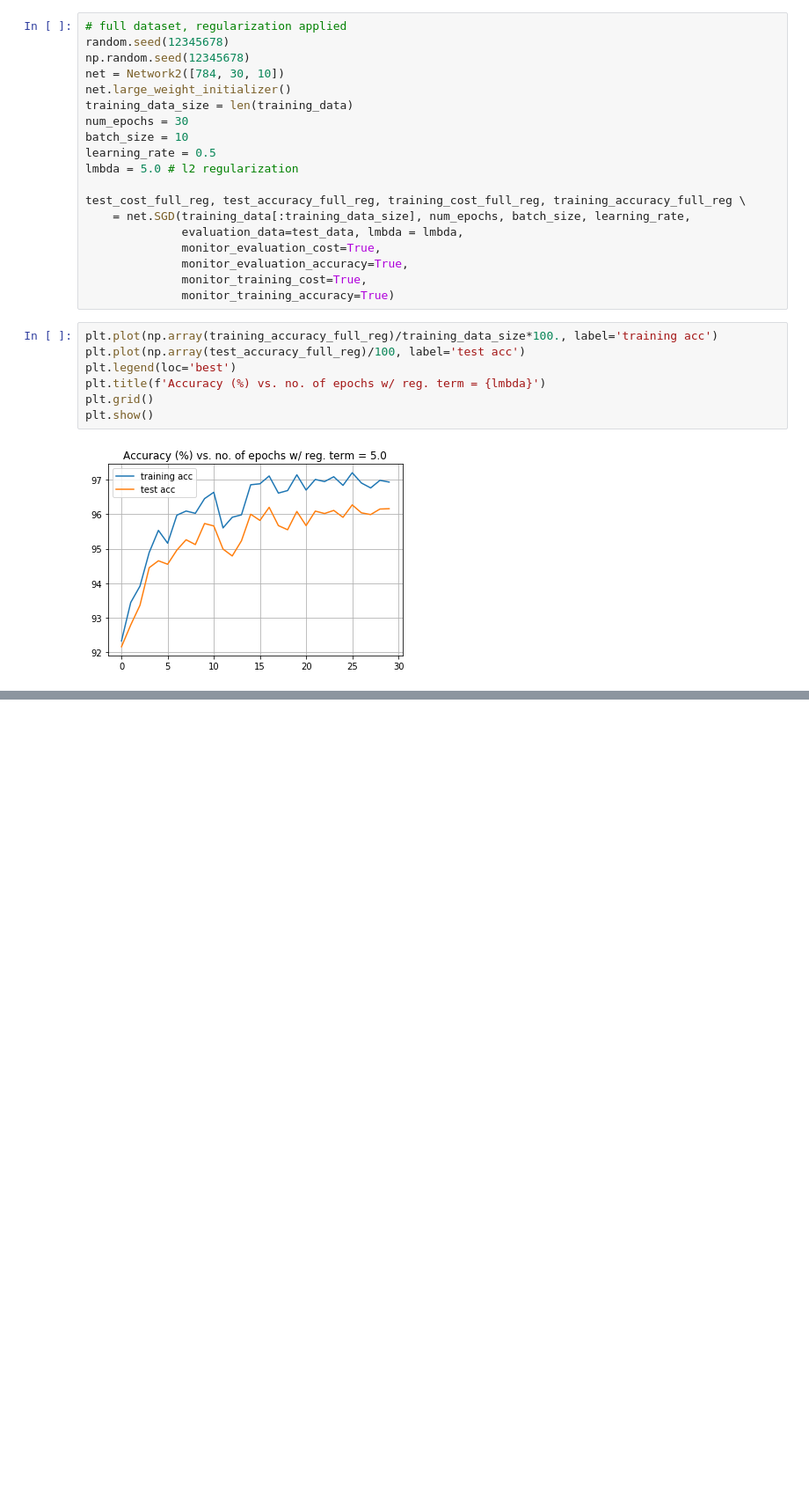
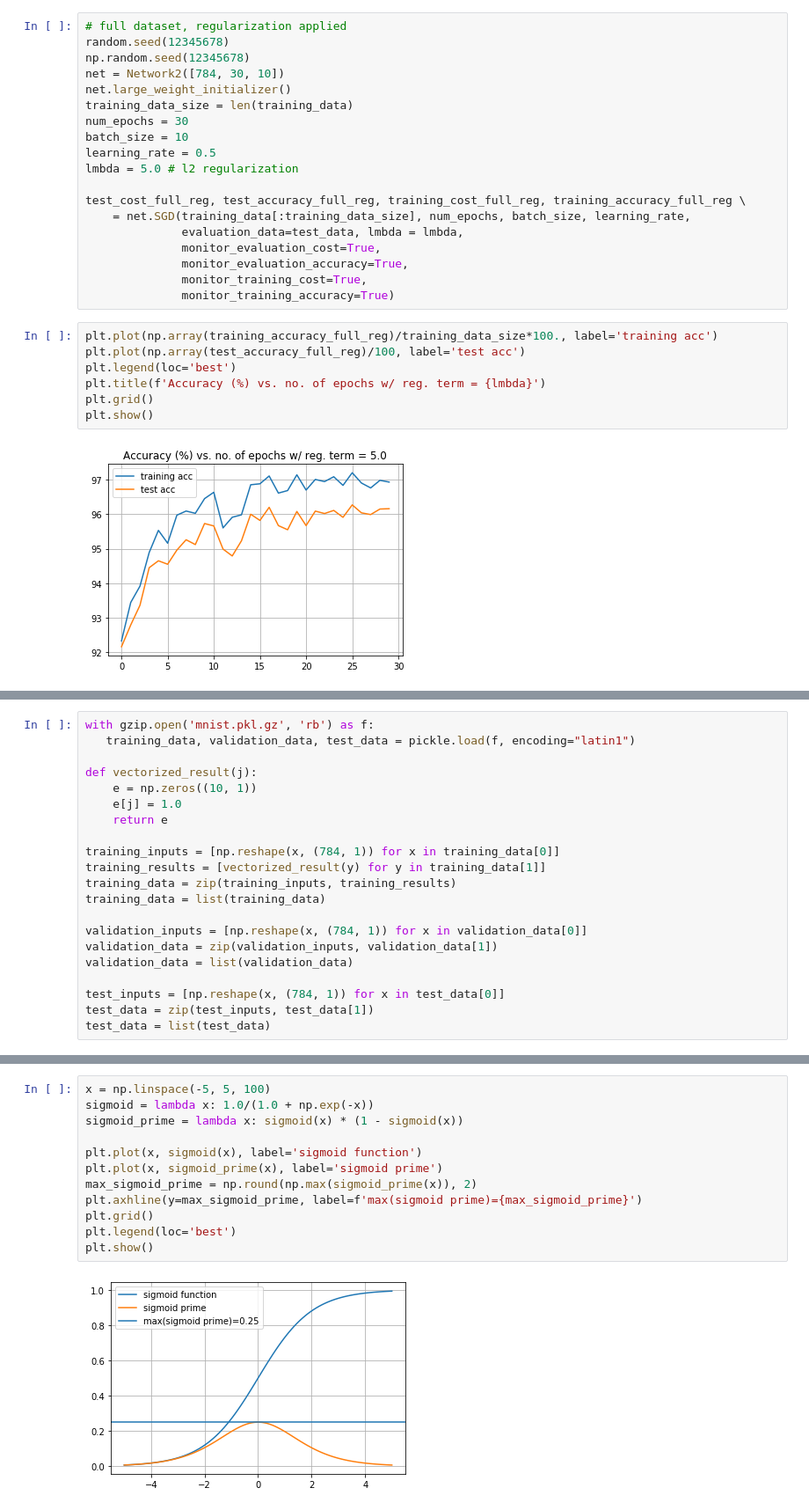
Before and after one commit to akapet00/learning, a Jupyter notebook: learning.ipynb, the cells around one changed output, grey strips where cells are left out. Shown: that part at 88% size. Saved outputs shown, nothing was run; the diff lists cells and outputs as text; blank space fills up the shorter version.

```diff
--- a/learning.ipynb
+++ b/learning.ipynb
@@ -1930,0 +1941,21 @@ plt.show()
+# %%
+with gzip.open('mnist.pkl.gz', 'rb') as f:
+   training_data, validation_data, test_data = pickle.load(f, encoding="latin1")
+
+def vectorized_result(j):
+    e = np.zeros((10, 1))
+    e[j] = 1.0
+    return e
+
+training_inputs = [np.reshape(x, (784, 1)) for x in training_data[0]]
+training_results = [vectorized_result(y) for y in training_data[1]]
+training_data = zip(training_inputs, training_results)
+training_data = list(training_data)
+
+validation_inputs = [np.reshape(x, (784, 1)) for x in validation_data[0]]
+validation_data = zip(validation_inputs, validation_data[1])
+validation_data = list(validation_data)
+
+test_inputs = [np.reshape(x, (784, 1)) for x in test_data[0]]
+test_data = zip(test_inputs, test_data[1])
+test_data = list(test_data)
@@ -1930,0 +2016,14 @@ plt.show()
+# %%
+x = np.linspace(-5, 5, 100)
+sigmoid = lambda x: 1.0/(1.0 + np.exp(-x))
+sigmoid_prime = lambda x: sigmoid(x) * (1 - sigmoid(x))
+
+plt.plot(x, sigmoid(x), label='sigmoid function')
+plt.plot(x, sigmoid_prime(x), label='sigmoid prime')
+max_sigmoid_prime = np.round(np.max(sigmoid_prime(x)), 2)
+plt.axhline(y=max_sigmoid_prime, label=f'max(sigmoid prime)={max_sigmoid_prime}')
+plt.grid()
+plt.legend(loc='best')
+plt.show()
+# %% [output]
+[figure, added]
```
Also changed, not shown: parts of 9 cells of this notebook.
